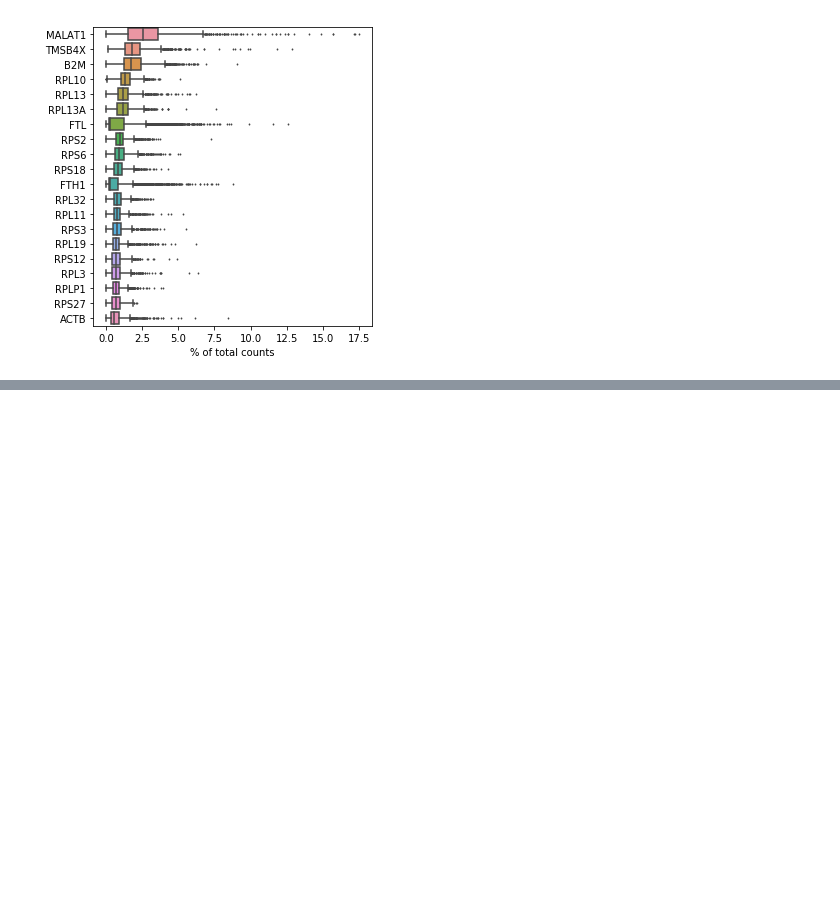
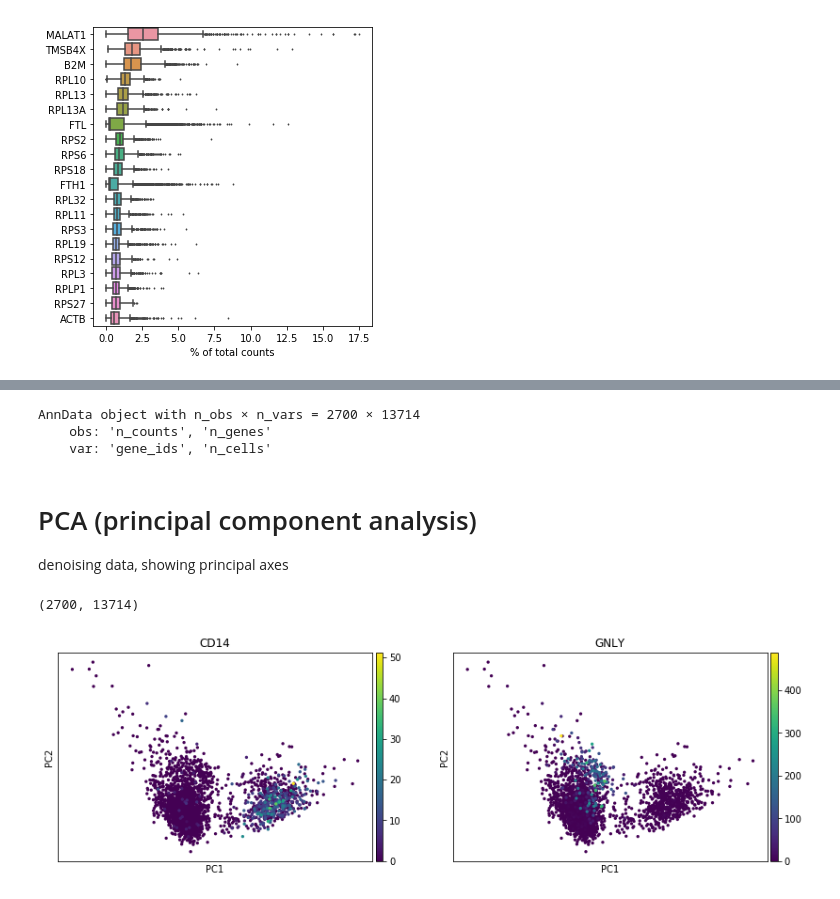
Before and after one commit to datascience-mobi/group-01-project-4-1, a Jupyter notebook: Marker Genes .ipynb, the cells around one changed output, grey strips where cells are left out. Drawn from its saved outputs; the diff is of its cells as text; code cells hidden in the pictures; blank space fills up the shorter version.

```diff
--- a/Marker Genes .ipynb
+++ b/Marker Genes .ipynb
@@ -109,0 +107,6 @@ AttributeError: 'DataFrame' object has no attribute 'X'
+# %%
+adata
+# %% [output]
+AnnData object with n_obs × n_vars = 2700 × 13714
+    obs: 'n_counts', 'n_genes'
+    var: 'gene_ids', 'n_cells'
@@ -109,0 +117,3 @@ AttributeError: 'DataFrame' object has no attribute 'X'
+# %% [markdown]
+# PCA (principal component analysis)
+denoising data, showing principal axes
@@ -109,0 +122,8 @@ AttributeError: 'DataFrame' object has no attribute 'X'
+# %%
+adata.shape
+# %% [output]
+(2700, 13714)
+# %%
+sc.pl.pca(adata,color=['CD14','GNLY']) # visualizing data in PCA
+# %% [output]
+[figure, added]
```
Also changed, not shown: parts of 16 cells of this notebook.
